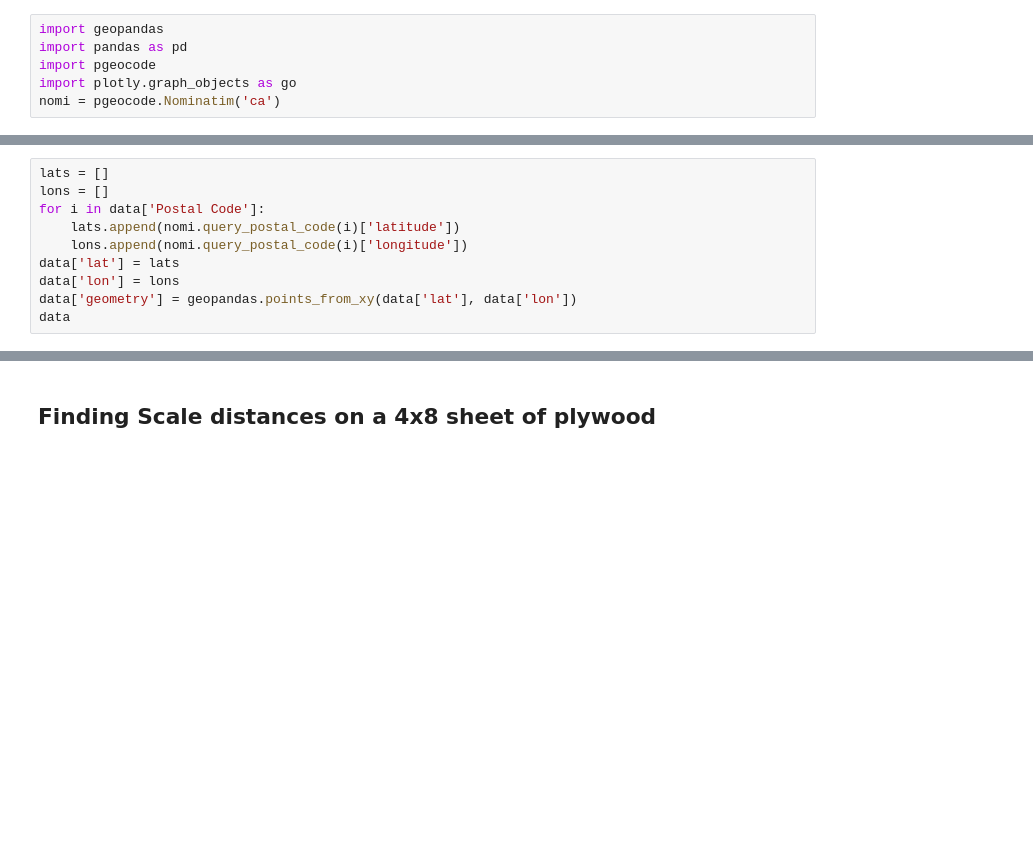
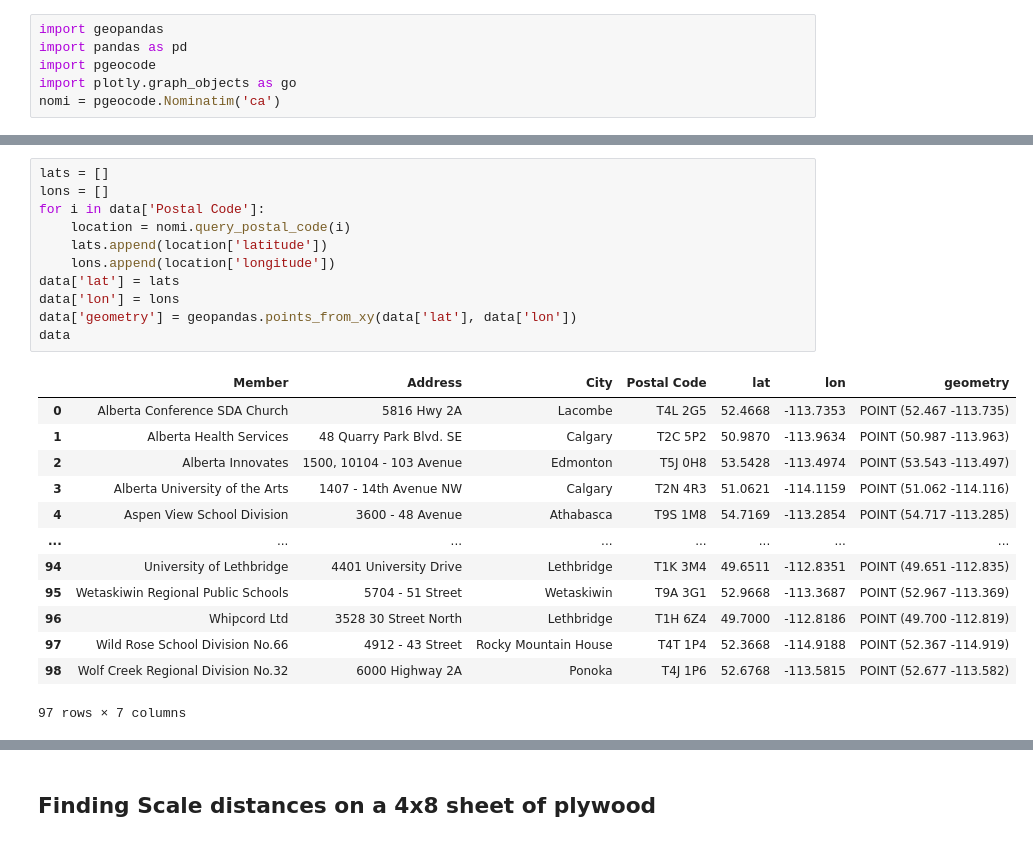
Before and after one commit to callysto/cybera-members, a Jupyter notebook: map/map.ipynb, the cells around one changed output, grey strips where cells are left out. Cells and saved outputs as stored; diff of their text form; blank space fills up the shorter version.

```diff
--- a/map/map.ipynb
+++ b/map/map.ipynb
@@ -13,13 +27,28 @@ data
 # %%
 lats = []
 lons = []
 for i in data['Postal Code']:
-    lats.append(nomi.query_postal_code(i)['latitude'])
-    lons.append(nomi.query_postal_code(i)['longitude'])
+    location = nomi.query_postal_code(i)
+    lats.append(location['latitude'])
+    lons.append(location['longitude'])
 data['lat'] = lats
 data['lon'] = lons
 data['geometry'] = geopandas.points_from_xy(data['lat'], data['lon'])
 data
+# %% [output]
+|  | Member | Address | City | Postal Code | lat | lon | geometry |
+| 0 | Alberta Conference SDA Church | 5816 Hwy 2A | Lacombe | T4L 2G5 | 52.4668 | -113.7353 | POINT (52.467 -113.735) |
+| 1 | Alberta Health Services | 48 Quarry Park Blvd. SE | Calgary | T2C 5P2 | 50.9870 | -113.9634 | POINT (50.987 -113.963) |
+| 2 | Alberta Innovates | 1500, 10104 - 103 Avenue | Edmonton | T5J 0H8 | 53.5428 | -113.4974 | POINT (53.543 -113.497) |
+| 3 | Alberta University of the Arts | 1407 - 14th Avenue NW | Calgary | T2N 4R3 | 51.0621 | -114.1159 | POINT (51.062 -114.116) |
+| 4 | Aspen View School Division | 3600 - 48 Avenue | Athabasca | T9S 1M8 | 54.7169 | -113.2854 | POINT (54.717 -113.285) |
+| ... | ... | ... | ... | ... | ... | ... | ... |
+| 94 | University of Lethbridge | 4401 University Drive | Lethbridge | T1K 3M4 | 49.6511 | -112.8351 | POINT (49.651 -112.835) |
+| 95 | Wetaskiwin Regional Public Schools | 5704 - 51 Street | Wetaskiwin | T9A 3G1 | 52.9668 | -113.3687 | POINT (52.967 -113.369) |
+| 96 | Whipcord Ltd | 3528 30 Street North | Lethbridge | T1H 6Z4 | 49.7000 | -112.8186 | POINT (49.700 -112.819) |
+| 97 | Wild Rose School Division No.66 | 4912 - 43 Street | Rocky Mountain House | T4T 1P4 | 52.3668 | -114.9188 | POINT (52.367 -114.919) |
+| 98 | Wolf Creek Regional Division No.32 | 6000 Highway 2A | Ponoka | T4J 1P6 | 52.6768 | -113.5815 | POINT (52.677 -113.582) |
+97 rows × 7 columns
 # %%
 fig = go.Figure(data=go.Scattergeo(
     lat = data['lat'],
```
Also changed, not shown: parts of 5 cells of this notebook, 2 other files.
